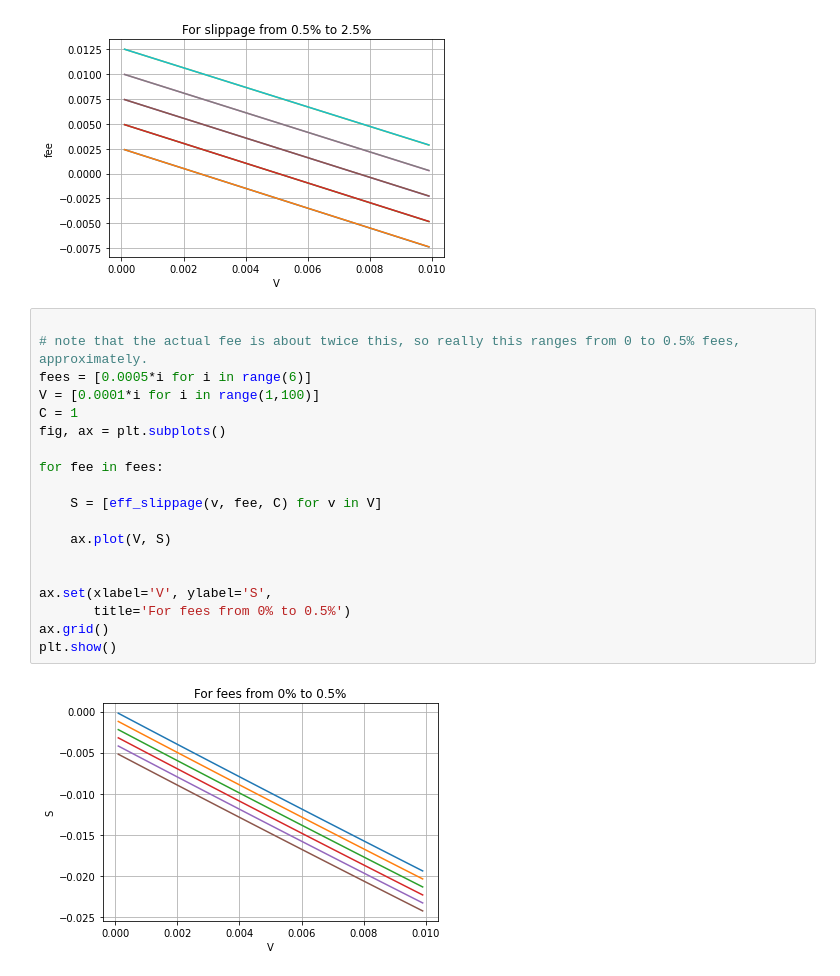
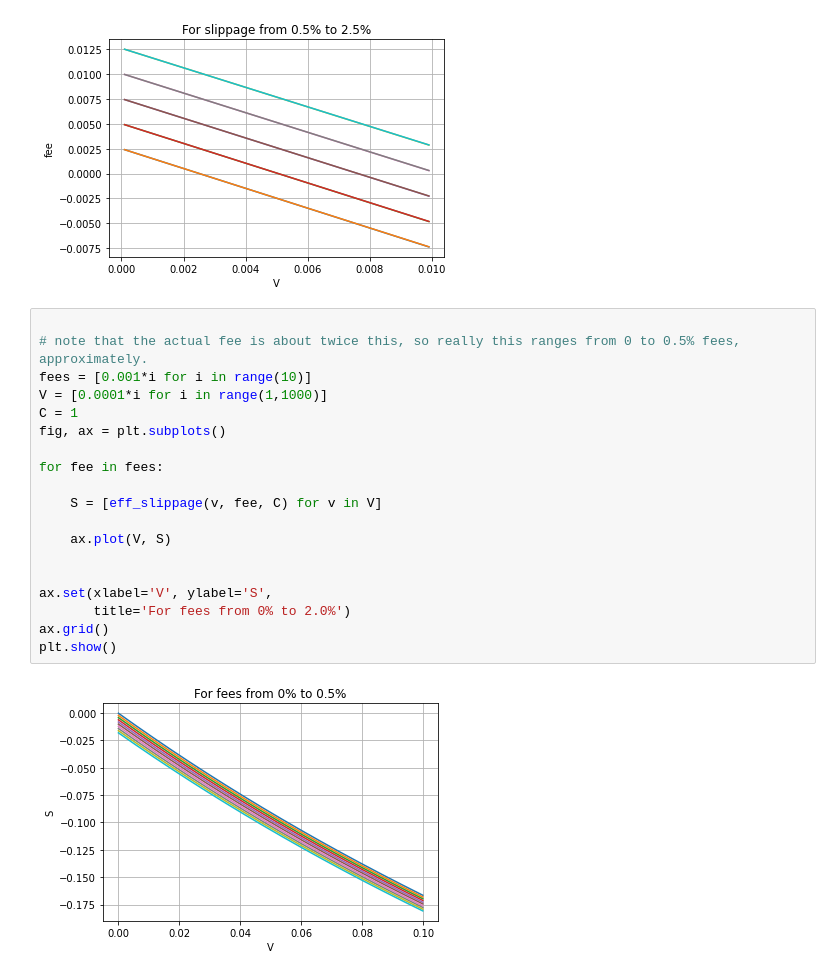
Before and after one commit to galacticcouncil/HydraDX-simulations, a Jupyter notebook: analysis/SlippageAnalysis.ipynb, the cells around one changed output. Cells and saved outputs as stored; diff of their text form.

```diff
--- a/analysis/SlippageAnalysis.ipynb
+++ b/analysis/SlippageAnalysis.ipynb
@@ -130,21 +130,21 @@ plt.show()
 # %%
 
 # note that the actual fee is about twice this, so really this ranges from 0 to 0.5% fees, approximately.
-fees = [0.0005*i for i in range(6)]
-V = [0.0001*i for i in range(1,100)]
+fees = [0.001*i for i in range(10)]
+V = [0.0001*i for i in range(1,1000)]
 C = 1
 fig, ax = plt.subplots()
 
 for fee in fees:
 
     S = [eff_slippage(v, fee, C) for v in V]
 
     ax.plot(V, S)
 
 
 ax.set(xlabel='V', ylabel='S',
-       title='For fees from 0% to 0.5%')
+       title='For fees from 0% to 2.0%')
 ax.grid()
 plt.show()
 # %% [output]
-[figure, old version]
+[figure, new version]
```
Also changed, not shown: parts of 7 cells of this notebook, 1 other file.
